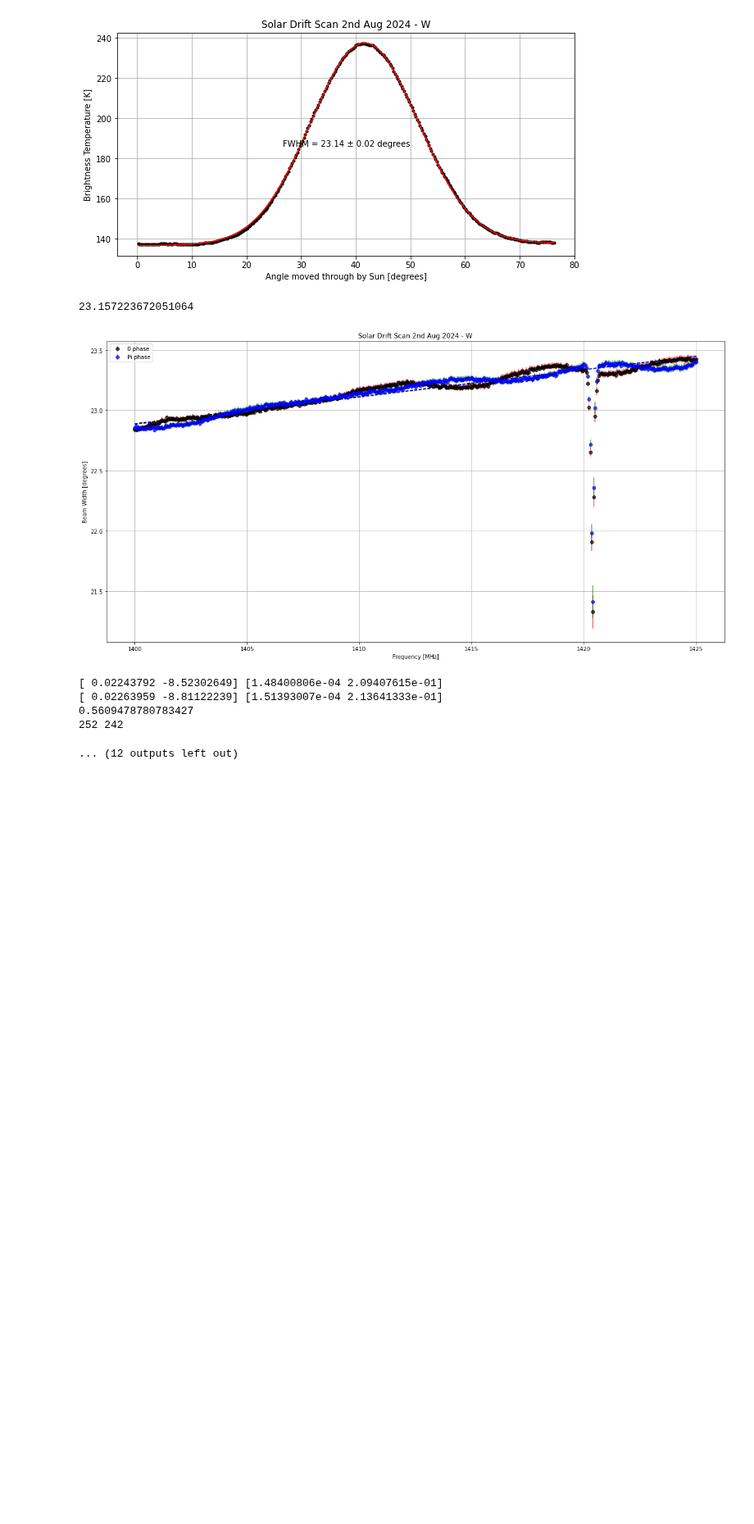
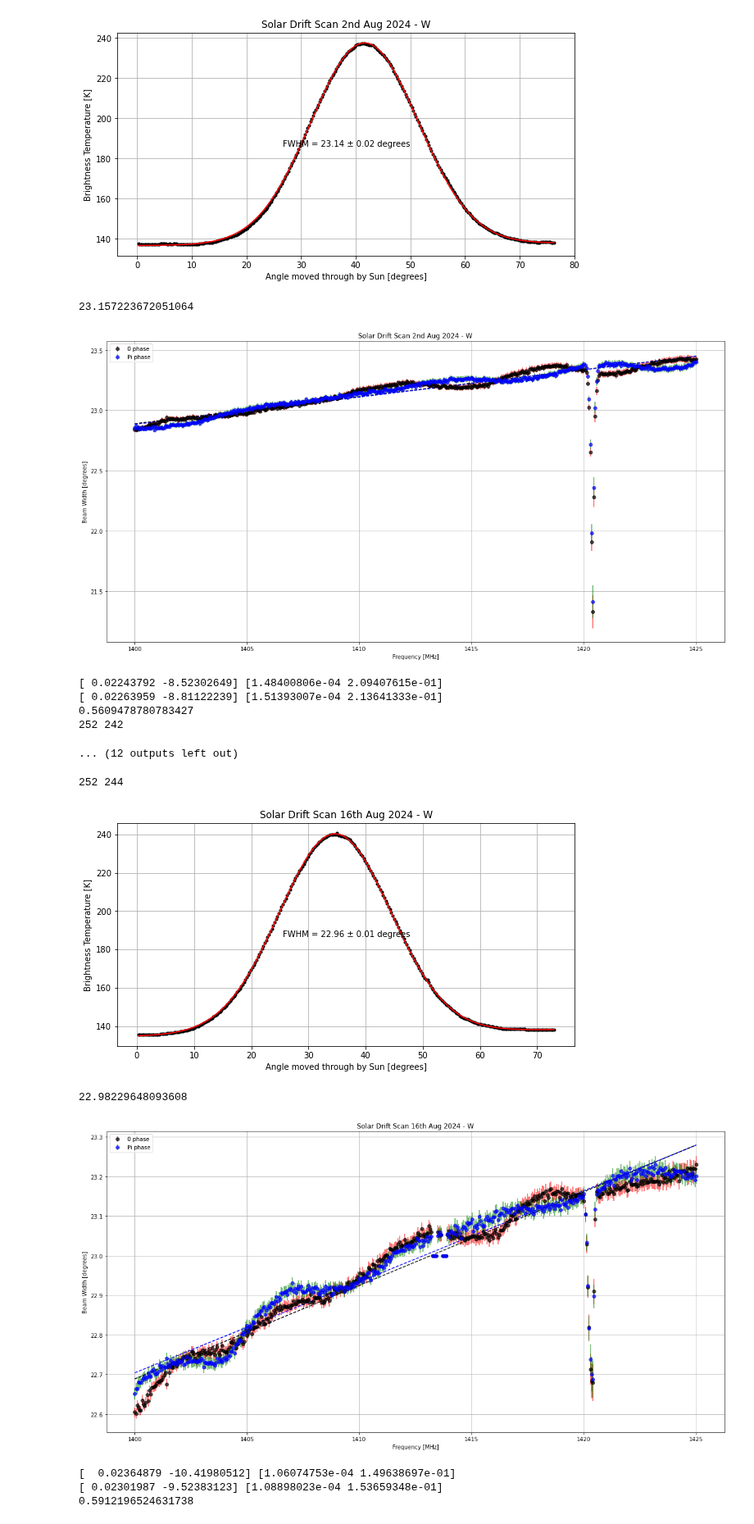
Before and after one commit to louis-hurrey/L-BASS, a Jupyter notebook: solar_transit.ipynb, the cells around one changed output. Shown at 82% size. Cells and saved outputs as stored; diff of their text form; code cells hidden in the pictures; blank space fills up the shorter version.

```diff
--- a/solar_transit.ipynb
+++ b/solar_transit.ipynb
@@ -194,7 +194,7 @@ transits = [Transit('30th July 2024', 0, 18.31, 0, 'E', datetime.datetime(2024,
             Transit('10th May 2024', 0, 17.82, 0, 'W', datetime.datetime(2024, 5, 10, 12, 5, 38)),
             Transit('11th May 2024', 0, 18.07, 0, 'W', datetime.datetime(2024, 5, 11, 12, 5, 36)),
             Transit('14th Aug 2024', 0, 14.11, 0, 'E', datetime.datetime(2024, 8, 14, 13, 13, 55)),
-            Transit('16th Aug 2024', 0, )]
+            Transit('16th Aug 2024', 0, 13.48, 0, 'W', datetime.datetime(2024, 8, 16, 13, 13, 31)),]
 
 t30, pwr30 = transits[0].get_data()
 t31, pwr31 = transits[1].get_data()
@@ -667,3 +667,13 @@ total_power_scan(transits[5], 1, 0, -1)
 0.5609478780783427
 252 242
 ... (12 outputs left out)
+# %%
+total_power_scan(transits[6], 1, 20, 320)
+# %% [output]
+252 244
+[figure, added]
+22.98229648093608
+[figure, added]
+[  0.02364879 -10.41980512] [1.06074753e-04 1.49638697e-01]
+[ 0.02301987 -9.52383123] [1.08898023e-04 1.53659348e-01]
+0.5912196524631738
```
Also changed, not shown: 2 other files.
